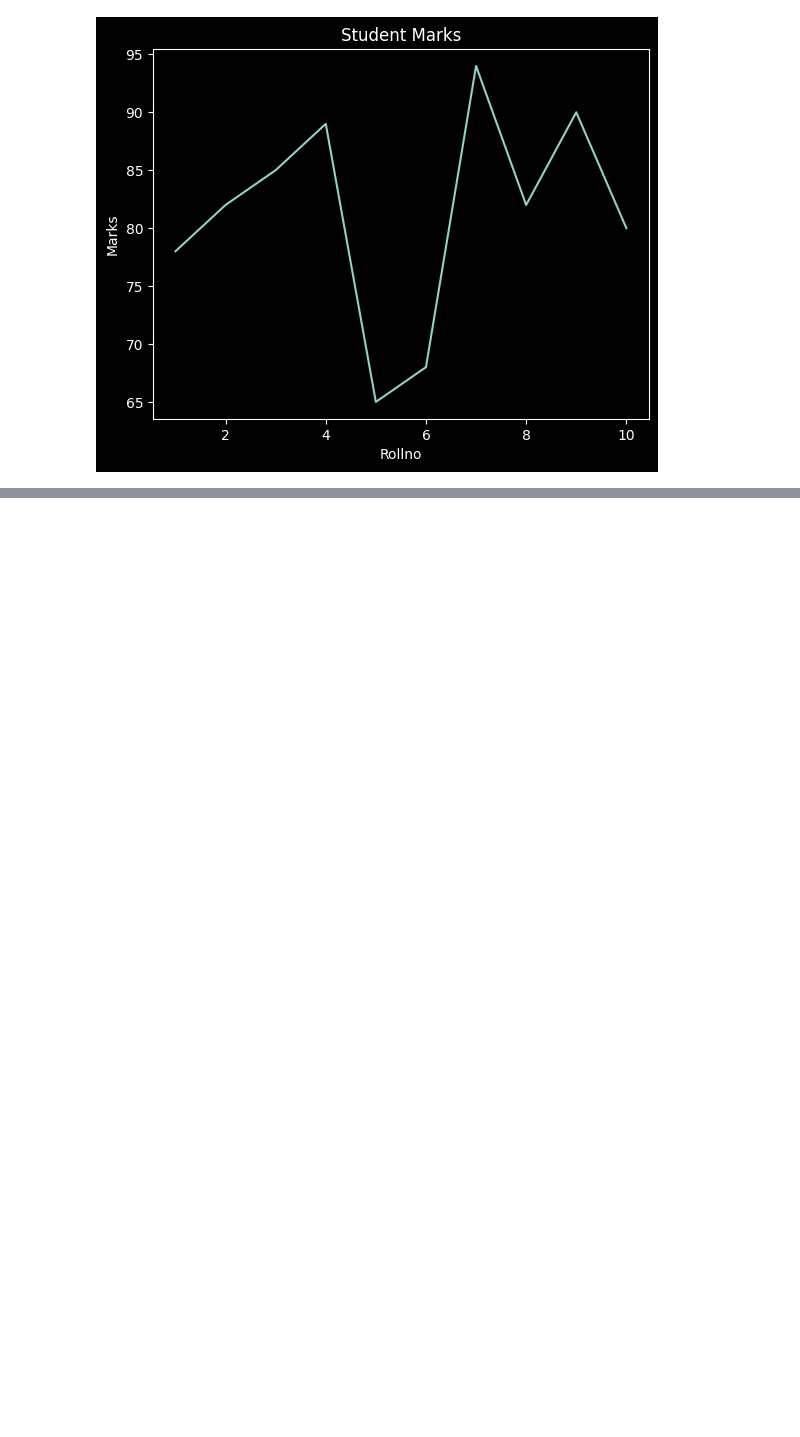
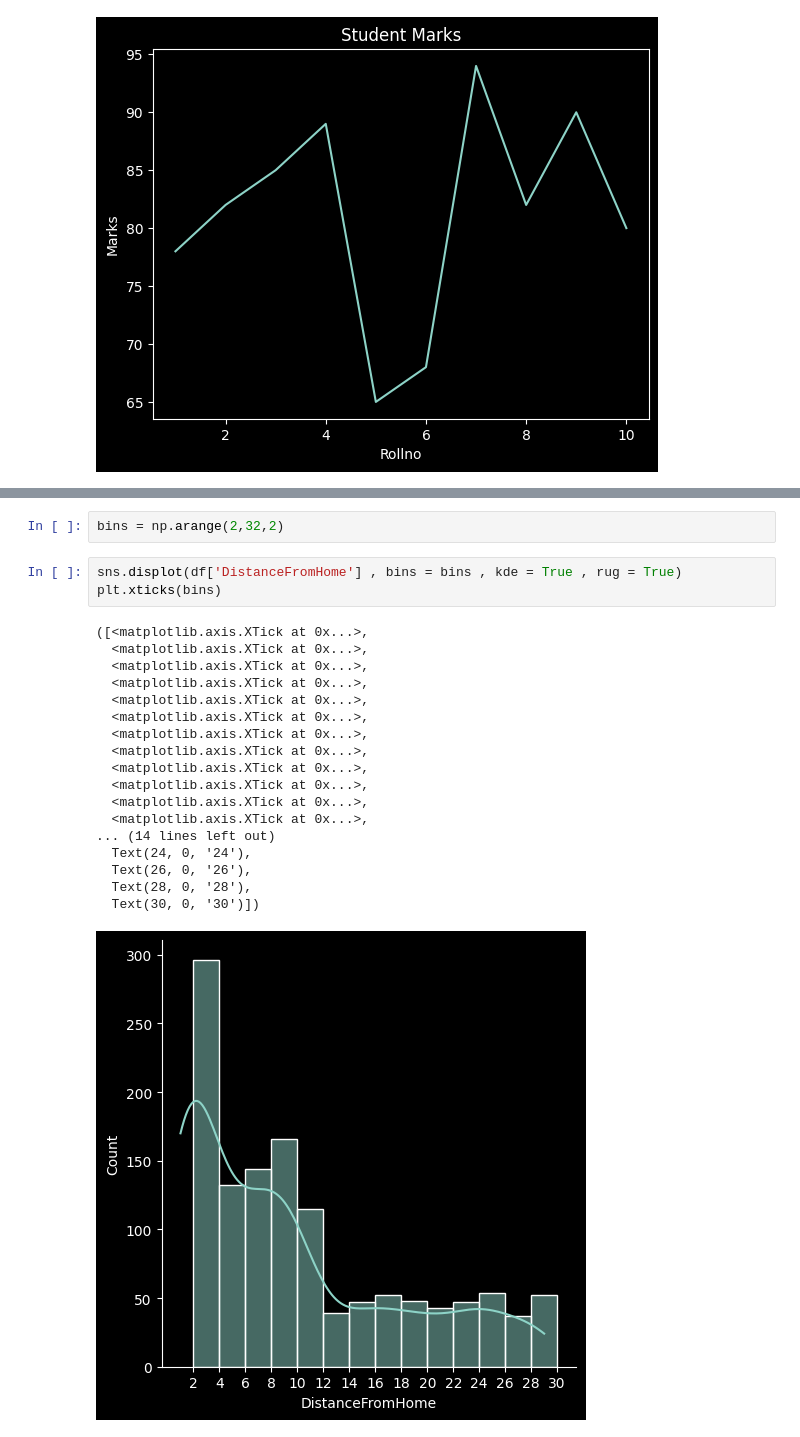
Before and after one commit to tusharmaurya267/Python_basic, a Jupyter notebook: Matplotlib_&_Seaborn.ipynb, the cells around one changed output, grey strips where cells are left out. Drawn from its saved outputs; the diff is of its cells as text; blank space fills up the shorter version.

```diff
--- a/Matplotlib_&_Seaborn.ipynb
+++ b/Matplotlib_&_Seaborn.ipynb
@@ -317,0 +365,24 @@ Text(0.5, 1.0, 'Student Marks')
+# %%
+bins = np.arange(2,32,2)
+# %%
+sns.displot(df['DistanceFromHome'] , bins = bins , kde = True , rug = True)
+plt.xticks(bins)
+# %% [output]
+([<matplotlib.axis.XTick at 0x...>,
+  <matplotlib.axis.XTick at 0x...>,
+  <matplotlib.axis.XTick at 0x...>,
+  <matplotlib.axis.XTick at 0x...>,
+  <matplotlib.axis.XTick at 0x...>,
+  <matplotlib.axis.XTick at 0x...>,
+  <matplotlib.axis.XTick at 0x...>,
+  <matplotlib.axis.XTick at 0x...>,
+  <matplotlib.axis.XTick at 0x...>,
+  <matplotlib.axis.XTick at 0x...>,
+  <matplotlib.axis.XTick at 0x...>,
+  <matplotlib.axis.XTick at 0x...>,
+... (14 lines left out)
+  Text(24, 0, '24'),
+  Text(26, 0, '26'),
+  Text(28, 0, '28'),
+  Text(30, 0, '30')])
+[figure, added]
```
Also changed, not shown: parts of 22 cells of this notebook.
